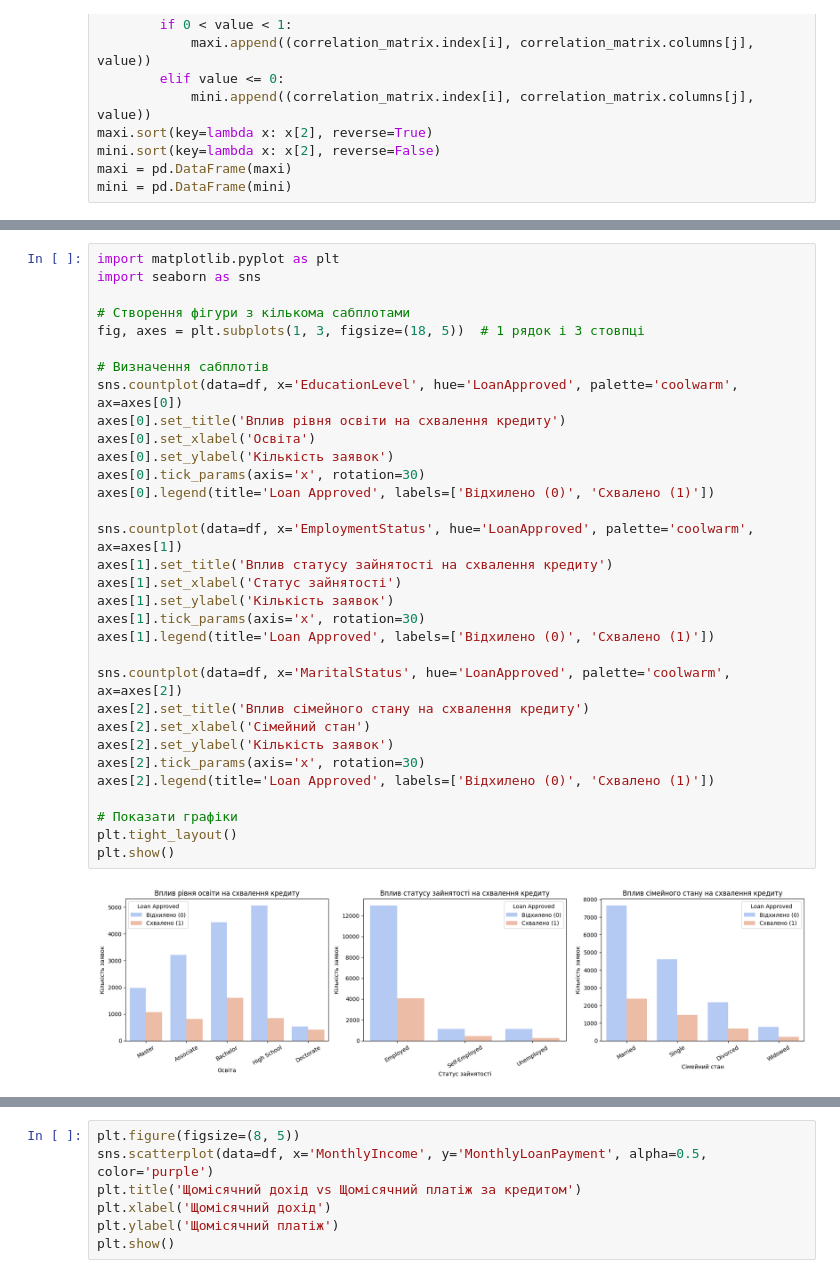
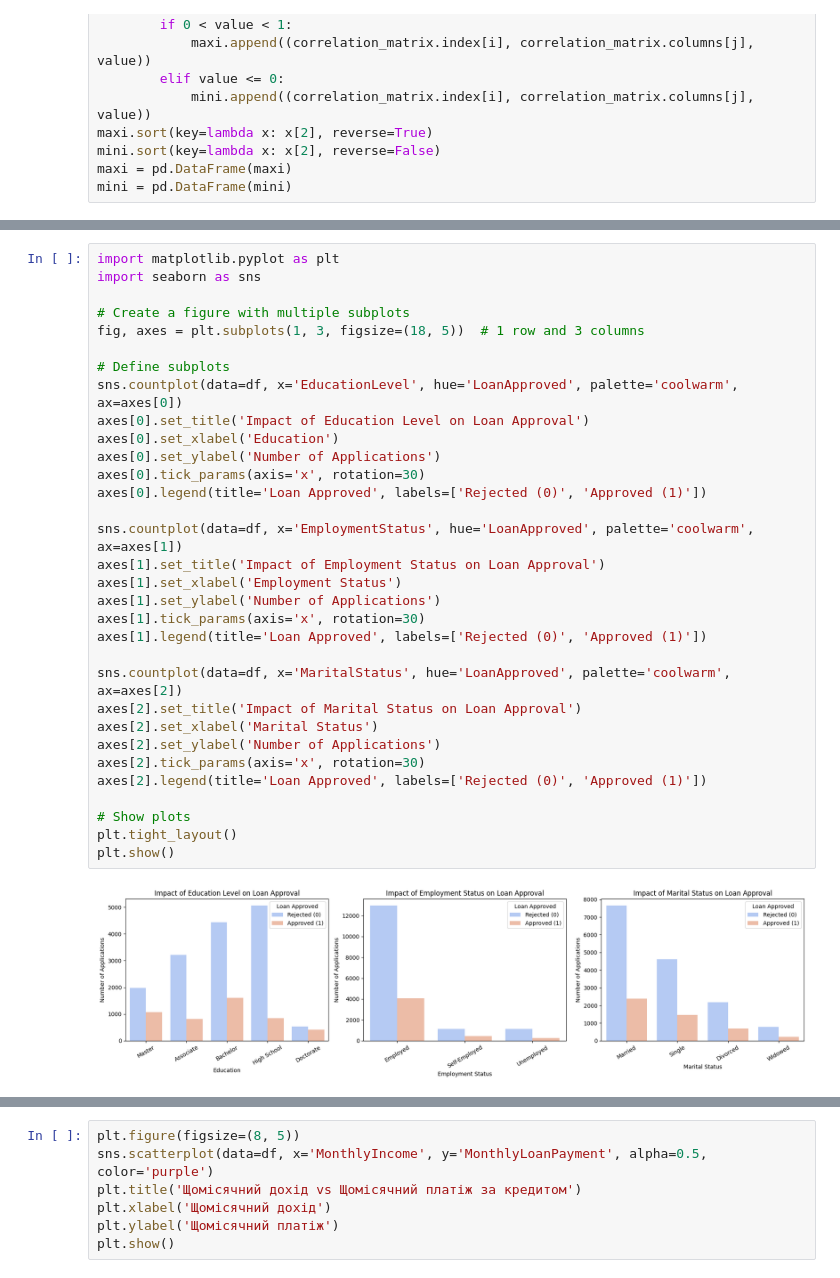
Before and after one commit to ntlrmlv/ML, a Jupyter notebook: project.ipynb, the cells around one changed output, grey strips where cells are left out. Saved outputs shown, nothing was run; the diff lists cells and outputs as text.

```diff
--- a/project.ipynb
+++ b/project.ipynb
@@ -135,37 +141,37 @@ plt.show()
 # %%
 import matplotlib.pyplot as plt
 import seaborn as sns
 
-# Створення фігури з кількома сабплотами
-fig, axes = plt.subplots(1, 3, figsize=(18, 5))  # 1 рядок і 3 стовпці
+# Create a figure with multiple subplots
+fig, axes = plt.subplots(1, 3, figsize=(18, 5))  # 1 row and 3 columns
 
-# Визначення сабплотів
+# Define subplots
 sns.countplot(data=df, x='EducationLevel', hue='LoanApproved', palette='coolwarm', ax=axes[0])
-axes[0].set_title('Вплив рівня освіти на схвалення кредиту')
-axes[0].set_xlabel('Освіта')
-axes[0].set_ylabel('Кількість заявок')
+axes[0].set_title('Impact of Education Level on Loan Approval')
+axes[0].set_xlabel('Education')
+axes[0].set_ylabel('Number of Applications')
 axes[0].tick_params(axis='x', rotation=30)
-axes[0].legend(title='Loan Approved', labels=['Відхилено (0)', 'Схвалено (1)'])
+axes[0].legend(title='Loan Approved', labels=['Rejected (0)', 'Approved (1)'])
 
 sns.countplot(data=df, x='EmploymentStatus', hue='LoanApproved', palette='coolwarm', ax=axes[1])
-axes[1].set_title('Вплив статусу зайнятості на схвалення кредиту')
-axes[1].set_xlabel('Статус зайнятості')
-axes[1].set_ylabel('Кількість заявок')
+axes[1].set_title('Impact of Employment Status on Loan Approval')
+axes[1].set_xlabel('Employment Status')
+axes[1].set_ylabel('Number of Applications')
 axes[1].tick_params(axis='x', rotation=30)
-axes[1].legend(title='Loan Approved', labels=['Відхилено (0)', 'Схвалено (1)'])
+axes[1].legend(title='Loan Approved', labels=['Rejected (0)', 'Approved (1)'])
 
 sns.countplot(data=df, x='MaritalStatus', hue='LoanApproved', palette='coolwarm', ax=axes[2])
-axes[2].set_title('Вплив сімейного стану на схвалення кредиту')
-axes[2].set_xlabel('Сімейний стан')
-axes[2].set_ylabel('Кількість заявок')
+axes[2].set_title('Impact of Marital Status on Loan Approval')
+axes[2].set_xlabel('Marital Status')
+axes[2].set_ylabel('Number of Applications')
 axes[2].tick_params(axis='x', rotation=30)
-axes[2].legend(title='Loan Approved', labels=['Відхилено (0)', 'Схвалено (1)'])
+axes[2].legend(title='Loan Approved', labels=['Rejected (0)', 'Approved (1)'])
 
-# Показати графіки
+# Show plots
 plt.tight_layout()
 plt.show()
 # %% [output]
-[figure, old version]
+[figure, new version]
 # %%
 plt.figure(figsize=(8, 5))
 sns.boxplot(data=df, x='LoanApproved', y='DebtToIncomeRatio', palette='coolwarm')
```
Also changed, not shown: parts of 9 cells of this notebook.
